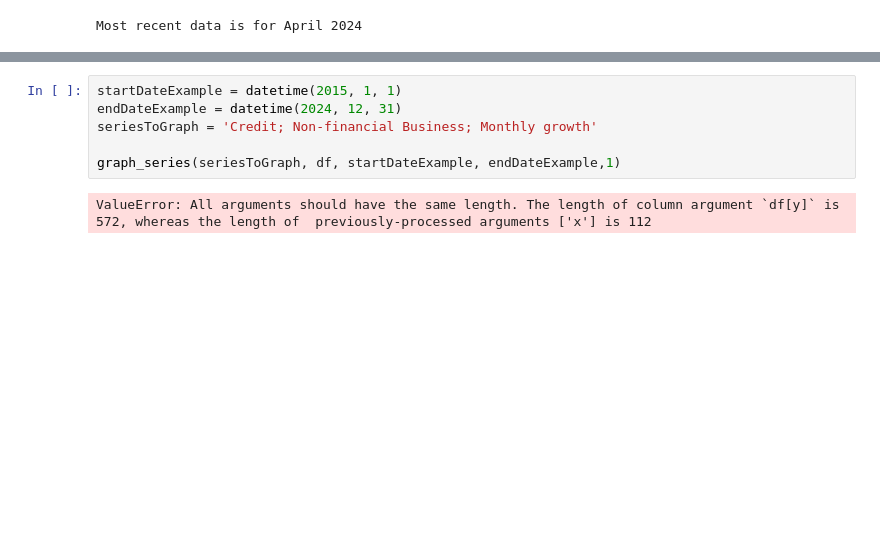
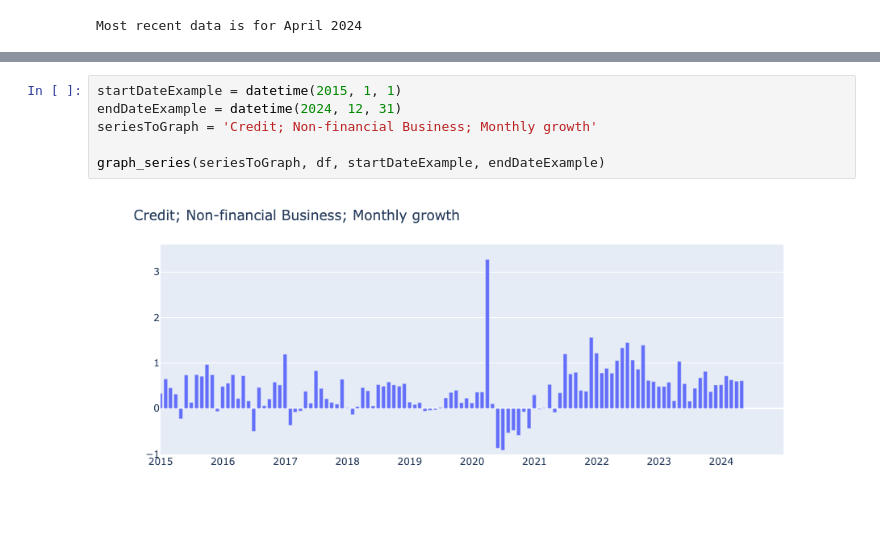
Before and after one commit to dandrew68/rateWebsiteTwo, a Jupyter notebook: CreditAggregatesExample.ipynb, the cells around one changed output, grey strips where cells are left out. Cells and saved outputs as stored; diff of their text form; blank space fills up the shorter version.

```diff
--- a/CreditAggregatesExample.ipynb
+++ b/CreditAggregatesExample.ipynb
@@ -226,11 +105,11 @@ def graph_series(seriesName, data, startDate, endDate, lastPointOption):
 # %%
 startDateExample = datetime(2015, 1, 1)
 endDateExample = datetime(2024, 12, 31)
 seriesToGraph = 'Credit; Non-financial Business; Monthly growth'
 
-graph_series(seriesToGraph, df, startDateExample, endDateExample,1)
+graph_series(seriesToGraph, df, startDateExample, endDateExample)
 # %% [output]
-ValueError: All arguments should have the same length. The length of column argument `df[y]` is 572, whereas the length of  previously-processed arguments ['x'] is 112
+[figure, added]
 # %%
 startDateExample = datetime(2015, 1, 1)
 endDateExample = datetime(2024, 12, 31)
```
Also changed, not shown: parts of 12 cells of this notebook, 4 other files.
